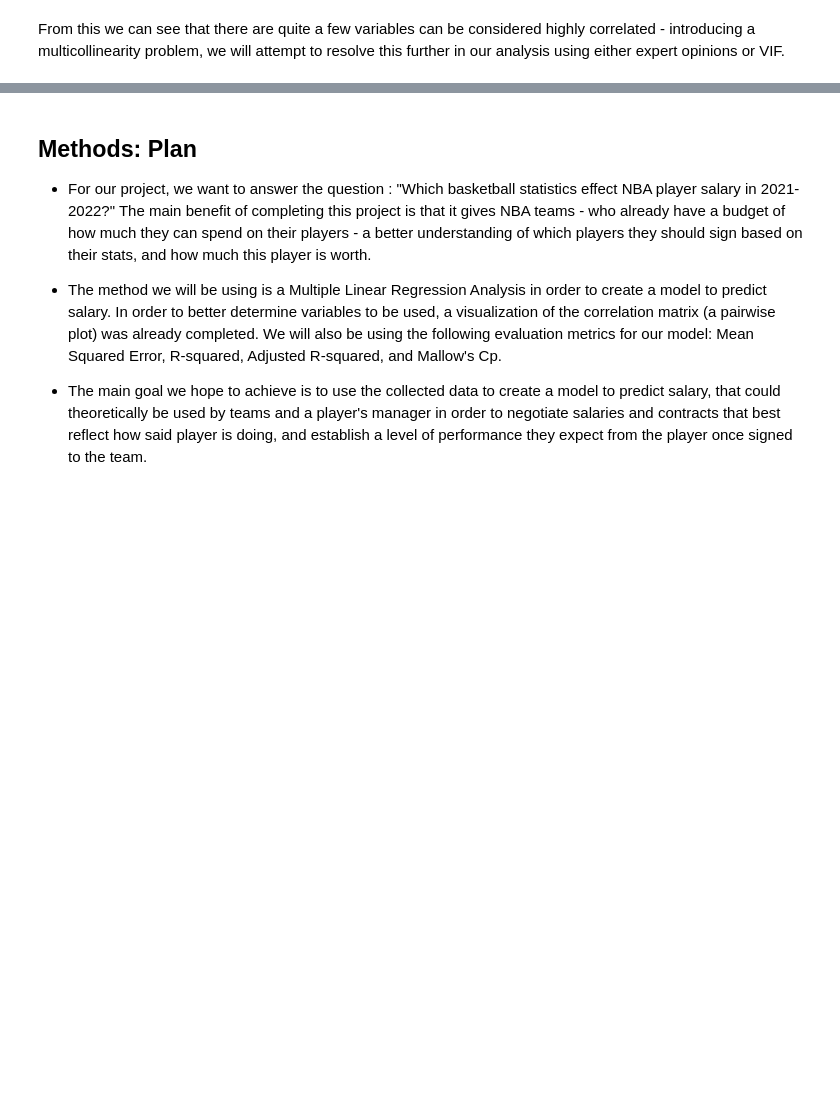
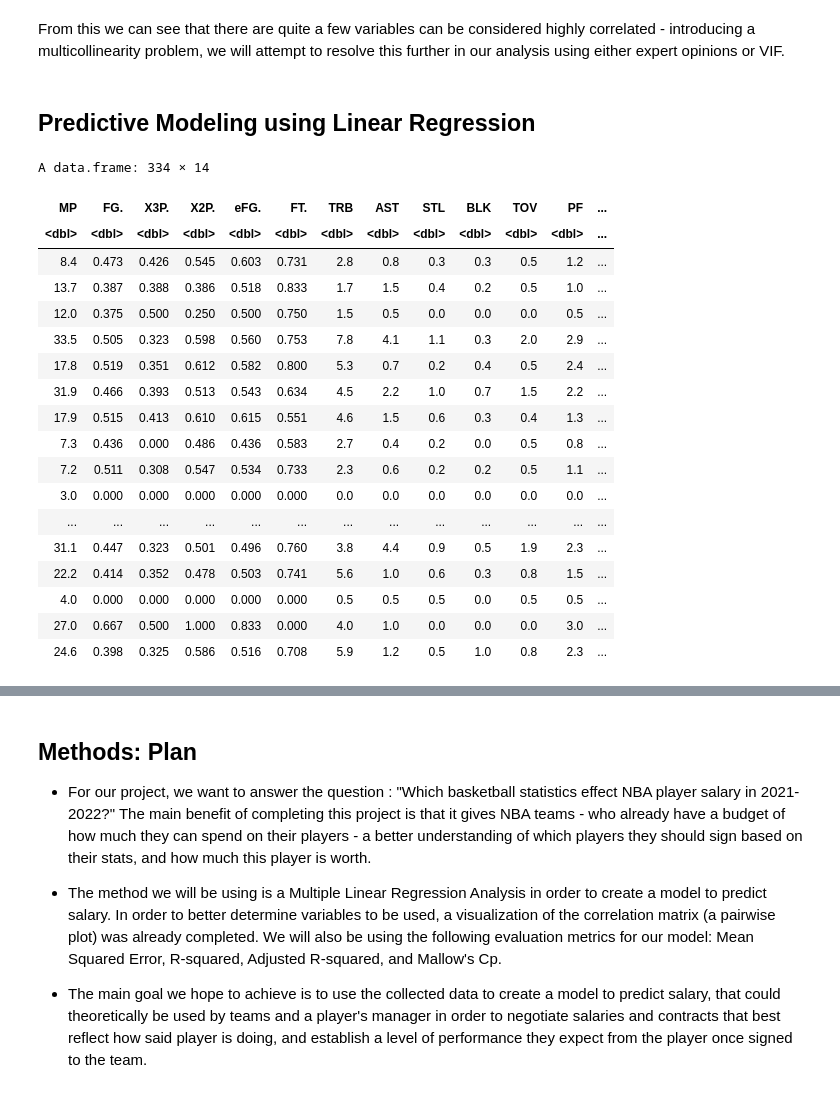
Before and after one commit to RaymondZhang20/STAT301, a Jupyter notebook: Proposal.ipynb, the cells around one changed output, grey strips where cells are left out. Drawn from its saved outputs; the diff is of its cells as text; code cells hidden in the pictures; blank space fills up the shorter version.

Commit message:
splitting into training/test data

```diff
--- a/Proposal.ipynb
+++ b/Proposal.ipynb
@@ -219,3 +200,38 @@ A tibble: 6 × 3
 # %% [markdown]
 From this we can see that there are quite a few variables can be considered highly correlated - introducing a
 multicollinearity problem, we will attempt to resolve this further in our analysis using either expert opinions or VIF.
+# %% [markdown]
+## Predictive Modeling using Linear Regression
+# %%
+clean_data$ID<- rownames(clean_data)
+
+training_salary <- sample_n(clean_data, size = nrow(clean_data)*0.7, replcae = FALSE)
+
+testing_salary <- anti_join(clean_data, training_salary, by='ID')
+
+
+training_salary$ID <- NULL
+testing_salary$ID  <-  NULL
+clean_data$ID<- NULL
+
+training_salary
+# %% [output]
+A data.frame: 334 × 14
+| MP | FG. | X3P. | X2P. | eFG. | FT. | TRB | AST | STL | BLK | TOV | PF | ... |
+| <dbl> | <dbl> | <dbl> | <dbl> | <dbl> | <dbl> | <dbl> | <dbl> | <dbl> | <dbl> | <dbl> | <dbl> | ... |
+| 8.4 | 0.473 | 0.426 | 0.545 | 0.603 | 0.731 | 2.8 | 0.8 | 0.3 | 0.3 | 0.5 | 1.2 | ... |
+| 13.7 | 0.387 | 0.388 | 0.386 | 0.518 | 0.833 | 1.7 | 1.5 | 0.4 | 0.2 | 0.5 | 1.0 | ... |
+| 12.0 | 0.375 | 0.500 | 0.250 | 0.500 | 0.750 | 1.5 | 0.5 | 0.0 | 0.0 | 0.0 | 0.5 | ... |
+| 33.5 | 0.505 | 0.323 | 0.598 | 0.560 | 0.753 | 7.8 | 4.1 | 1.1 | 0.3 | 2.0 | 2.9 | ... |
+| 17.8 | 0.519 | 0.351 | 0.612 | 0.582 | 0.800 | 5.3 | 0.7 | 0.2 | 0.4 | 0.5 | 2.4 | ... |
+| 31.9 | 0.466 | 0.393 | 0.513 | 0.543 | 0.634 | 4.5 | 2.2 | 1.0 | 0.7 | 1.5 | 2.2 | ... |
+| 17.9 | 0.515 | 0.413 | 0.610 | 0.615 | 0.551 | 4.6 | 1.5 | 0.6 | 0.3 | 0.4 | 1.3 | ... |
+| 7.3 | 0.436 | 0.000 | 0.486 | 0.436 | 0.583 | 2.7 | 0.4 | 0.2 | 0.0 | 0.5 | 0.8 | ... |
+| 7.2 | 0.511 | 0.308 | 0.547 | 0.534 | 0.733 | 2.3 | 0.6 | 0.2 | 0.2 | 0.5 | 1.1 | ... |
+| 3.0 | 0.000 | 0.000 | 0.000 | 0.000 | 0.000 | 0.0 | 0.0 | 0.0 | 0.0 | 0.0 | 0.0 | ... |
+| ... | ... | ... | ... | ... | ... | ... | ... | ... | ... | ... | ... | ... |
+| 31.1 | 0.447 | 0.323 | 0.501 | 0.496 | 0.760 | 3.8 | 4.4 | 0.9 | 0.5 | 1.9 | 2.3 | ... |
+| 22.2 | 0.414 | 0.352 | 0.478 | 0.503 | 0.741 | 5.6 | 1.0 | 0.6 | 0.3 | 0.8 | 1.5 | ... |
+| 4.0 | 0.000 | 0.000 | 0.000 | 0.000 | 0.000 | 0.5 | 0.5 | 0.5 | 0.0 | 0.5 | 0.5 | ... |
+| 27.0 | 0.667 | 0.500 | 1.000 | 0.833 | 0.000 | 4.0 | 1.0 | 0.0 | 0.0 | 0.0 | 3.0 | ... |
+| 24.6 | 0.398 | 0.325 | 0.586 | 0.516 | 0.708 | 5.9 | 1.2 | 0.5 | 1.0 | 0.8 | 2.3 | ... |
```
Also changed, not shown: parts of 7 cells of this notebook.
